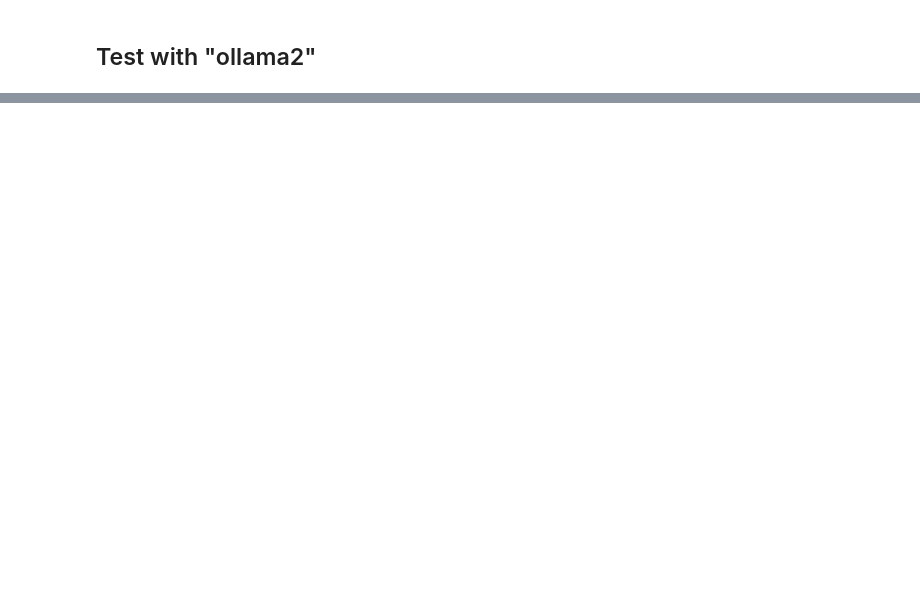
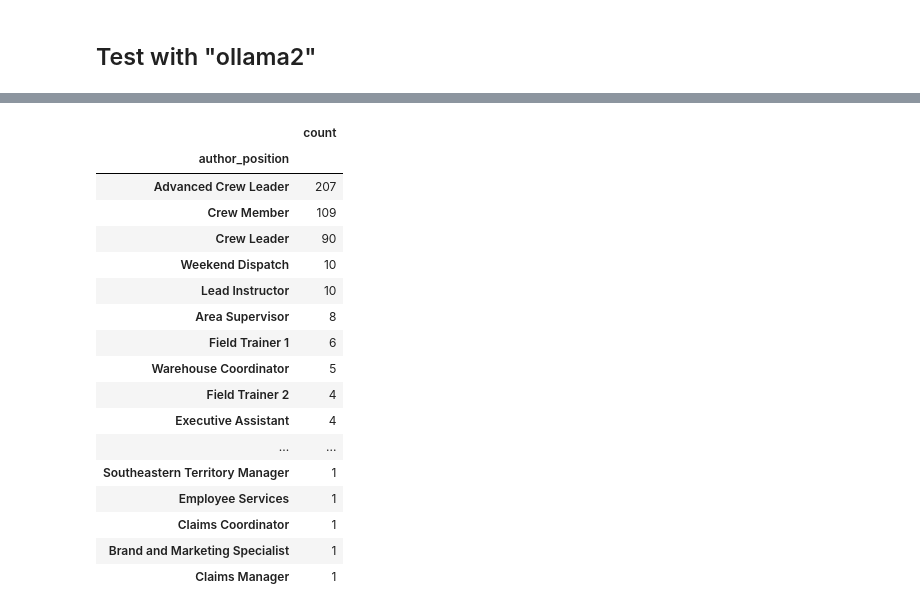
Before and after one commit to edupache/thesis_GenAI, a Jupyter notebook: ollama_first/ollama_benchmark.ipynb, the cells around one changed output, grey strips where cells are left out. Cells and saved outputs as stored; diff of their text form; code cells hidden in the pictures; blank space fills up the shorter version.

```diff
--- a/ollama_first/ollama_benchmark.ipynb
+++ b/ollama_first/ollama_benchmark.ipynb
@@ -130,0 +177,22 @@ splits
+# %%
+# count how times a user has commented
+df_comments_to_test['author_position'].value_counts().to_frame()
+# %% [output]
+|  | count |
+| author_position |  |
+| Advanced Crew Leader | 207 |
+| Crew Member | 109 |
+| Crew Leader | 90 |
+| Weekend Dispatch | 10 |
+| Lead Instructor | 10 |
+| Area Supervisor | 8 |
+| Field Trainer 1 | 6 |
+| Warehouse Coordinator | 5 |
+| Field Trainer 2 | 4 |
+| Executive Assistant | 4 |
+| ... | ... |
+| Southeastern Territory Manager | 1 |
+| Employee Services | 1 |
+| Claims Coordinator | 1 |
+| Brand and Marketing Specialist | 1 |
+| Claims Manager | 1 |
```
Also changed, not shown: parts of 54 cells of this notebook, 13 other files.
